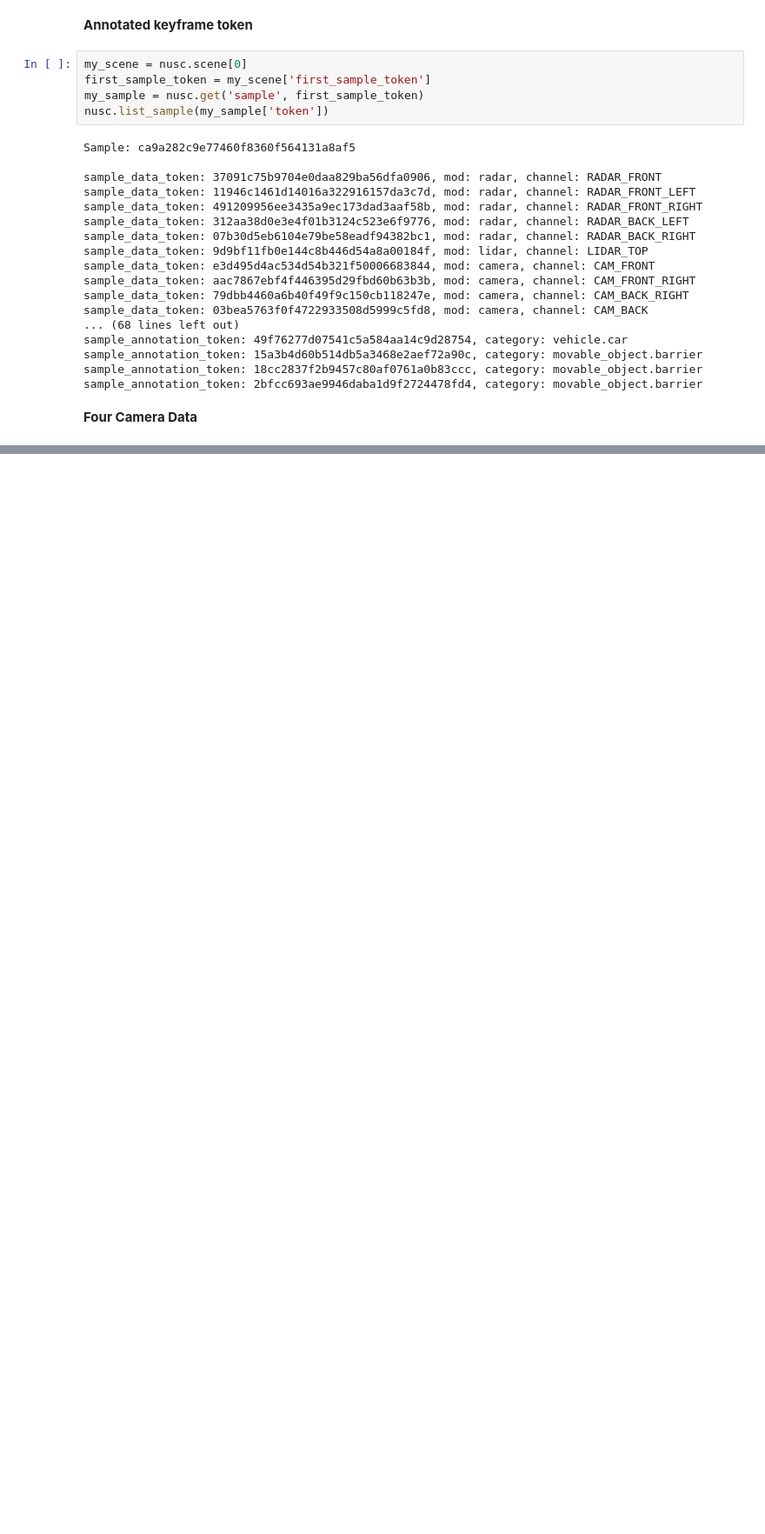
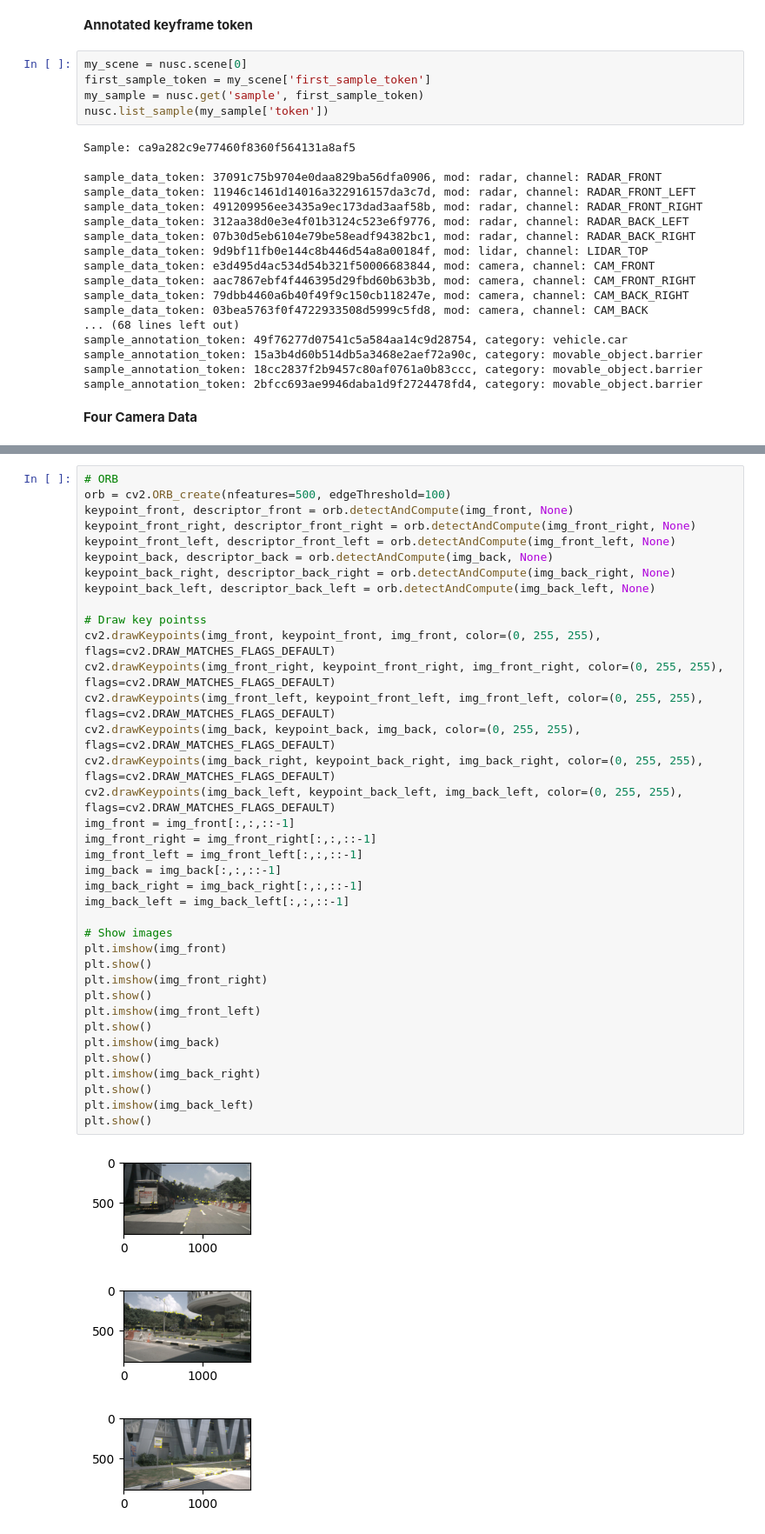
Before and after one commit to Wang-Theo/car-end_BEV, a Jupyter notebook: src/test_data_process.ipynb, the cells around one changed output, grey strips where cells are left out. Shown at 87% size. Drawn from its saved outputs; the diff is of its cells as text; blank space fills up the shorter version.

```diff
--- a/src/test_data_process.ipynb
+++ b/src/test_data_process.ipynb
@@ -99,0 +114,41 @@ nusc.render_sample_data(cam_back_left_data['token'])
+# %%
+# ORB
+orb = cv2.ORB_create(nfeatures=500, edgeThreshold=100)
+keypoint_front, descriptor_front = orb.detectAndCompute(img_front, None)
+keypoint_front_right, descriptor_front_right = orb.detectAndCompute(img_front_right, None)
+keypoint_front_left, descriptor_front_left = orb.detectAndCompute(img_front_left, None)
+keypoint_back, descriptor_back = orb.detectAndCompute(img_back, None)
+keypoint_back_right, descriptor_back_right = orb.detectAndCompute(img_back_right, None)
+keypoint_back_left, descriptor_back_left = orb.detectAndCompute(img_back_left, None)
+
+# Draw key pointss
+cv2.drawKeypoints(img_front, keypoint_front, img_front, color=(0, 255, 255), flags=cv2.DRAW_MATCHES_FLAGS_DEFAULT)
+cv2.drawKeypoints(img_front_right, keypoint_front_right, img_front_right, color=(0, 255, 255), flags=cv2.DRAW_MATCHES_FLAGS_DEFAULT)
+cv2.drawKeypoints(img_front_left, keypoint_front_left, img_front_left, color=(0, 255, 255), flags=cv2.DRAW_MATCHES_FLAGS_DEFAULT)
+cv2.drawKeypoints(img_back, keypoint_back, img_back, color=(0, 255, 255), flags=cv2.DRAW_MATCHES_FLAGS_DEFAULT)
+cv2.drawKeypoints(img_back_right, keypoint_back_right, img_back_right, color=(0, 255, 255), flags=cv2.DRAW_MATCHES_FLAGS_DEFAULT)
+cv2.drawKeypoints(img_back_left, keypoint_back_left, img_back_left, color=(0, 255, 255), flags=cv2.DRAW_MATCHES_FLAGS_DEFAULT)
+img_front = img_front[:,:,::-1]
+img_front_right = img_front_right[:,:,::-1]
+img_front_left = img_front_left[:,:,::-1]
+img_back = img_back[:,:,::-1]
+img_back_right = img_back_right[:,:,::-1]
+img_back_left = img_back_left[:,:,::-1]
+
+# Show images
+plt.imshow(img_front)
+plt.show()
+plt.imshow(img_front_right)
+plt.show()
+plt.imshow(img_front_left)
+plt.show()
+plt.imshow(img_back)
+plt.show()
+plt.imshow(img_back_right)
+plt.show()
+plt.imshow(img_back_left)
+plt.show()
+# %% [output]
+[figure, added]
+[figure, added]
+[figure, added]
```
Also changed, not shown: parts of 5 cells of this notebook, 2 other files.
